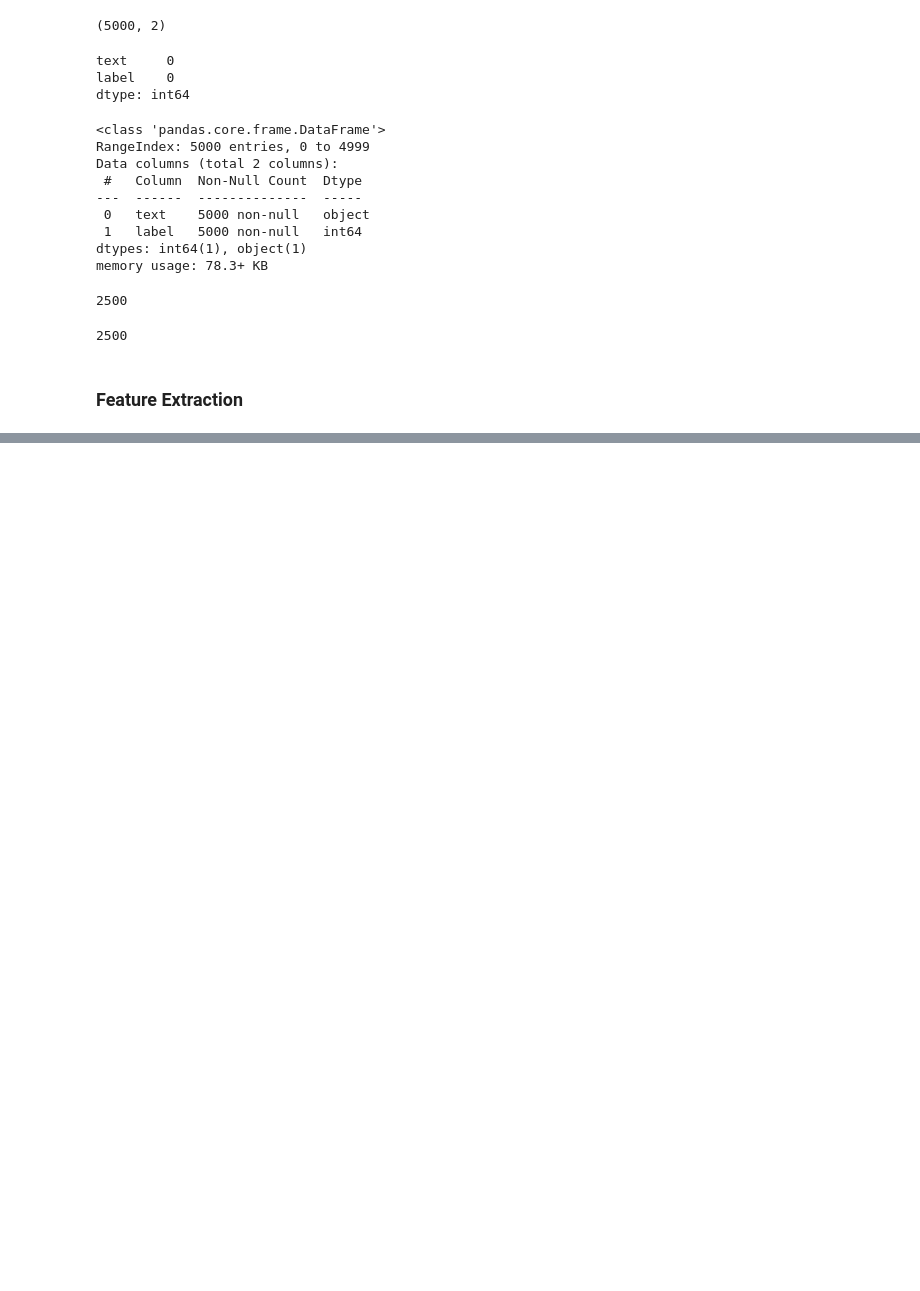
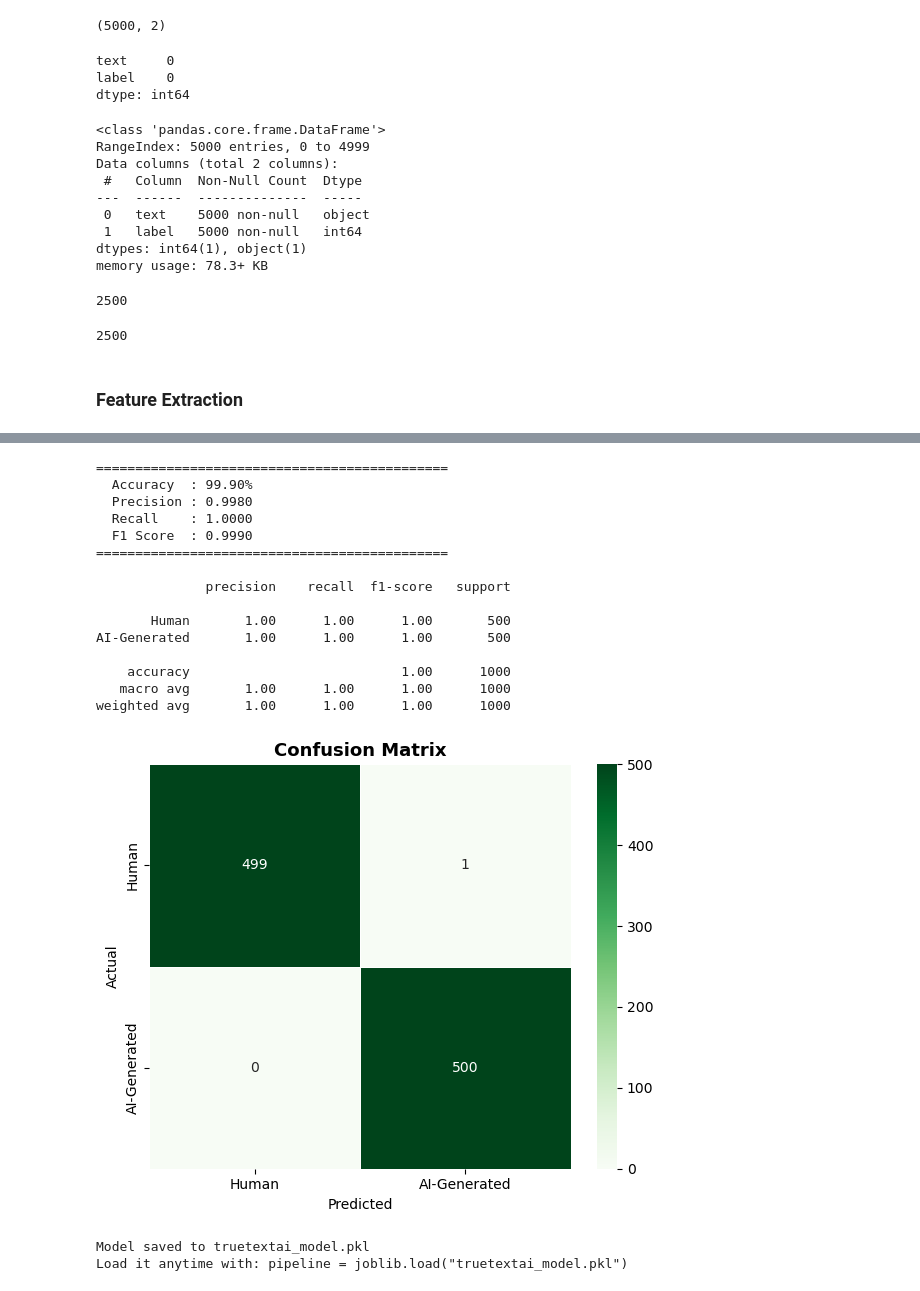
Before and after one commit to Ritwika-dey/TrueTextAI, a Jupyter notebook: TrueTextAI.ipynb, the cells around one changed output, grey strips where cells are left out. Cells and saved outputs as stored; diff of their text form; code cells hidden in the pictures; blank space fills up the shorter version.

```diff
--- a/TrueTextAI.ipynb
+++ b/TrueTextAI.ipynb
@@ -28,0 +47,3 @@ df=pd.read_csv("data/your_dataset_5000.csv")
+# %%
+from datasets import load_dataset
+df = load_dataset("Hello-SimpleAI/HC3", "all")
@@ -212,0 +266,11 @@ feature_df.head()
+# %%
+X = df['text']
+y = df['label']
+
+X_train, X_test, y_train, y_test = train_test_split(X, y,test_size=0.2,random_state=42,stratify=y)
+
+
+print(f'Training samples : {len(X_train)}')
+print(f'Testing samples  : {len(X_test)}')
+print(f'\nTrain label split: {y_train.value_counts().to_dict()}')
+print(f'Test label split : {y_test.value_counts().to_dict()}')
@@ -212,0 +311,55 @@ feature_df.head()
+# %%
+y_pred = pipeline.predict(X_test)
+
+accuracy  = accuracy_score(y_test, y_pred)
+precision = precision_score(y_test, y_pred)
+recall    = recall_score(y_test, y_pred)
+f1        = f1_score(y_test, y_pred)
+
+print('=' * 45)
+print(f'  Accuracy  : {accuracy*100:.2f}%')
+print(f'  Precision : {precision:.4f}')
+print(f'  Recall    : {recall:.4f}')
+print(f'  F1 Score  : {f1:.4f}')
+print('=' * 45)
+print()
+print(classification_report(y_test, y_pred, target_names=['Human', 'AI-Generated']))
+
+# Confusion matrix heatmap
+cm = confusion_matrix(y_test, y_pred)
+plt.figure(figsize=(6, 5))
+sns.heatmap(
+    cm, annot=True, fmt='d', cmap='Greens',
+    xticklabels=['Human', 'AI-Generated'],
+    yticklabels=['Human', 'AI-Generated'],
+    linewidths=0.5
+)
+plt.title('Confusion Matrix', fontsize=13, fontweight='bold')
+plt.ylabel('Actual')
+plt.xlabel('Predicted')
+plt.tight_layout()
+plt.show()
+# %% [output]
+=============================================
+  Accuracy  : 99.90%
+  Precision : 0.9980
+  Recall    : 1.0000
+  F1 Score  : 0.9990
+=============================================
+
+              precision    recall  f1-score   support
+
+       Human       1.00      1.00      1.00       500
+AI-Generated       1.00      1.00      1.00       500
+
+    accuracy                           1.00      1000
+   macro avg       1.00      1.00      1.00      1000
+weighted avg       1.00      1.00      1.00      1000
+[figure, added]
+# %%
+joblib.dump(pipeline, 'truetextai_model.pkl')
+print('Model saved to truetextai_model.pkl')
+print('Load it anytime with: pipeline = joblib.load("truetextai_model.pkl")')
+# %% [output]
+Model saved to truetextai_model.pkl
+Load it anytime with: pipeline = joblib.load("truetextai_model.pkl")
```
Also changed, not shown: parts of 14 cells of this notebook, 2 other files.
